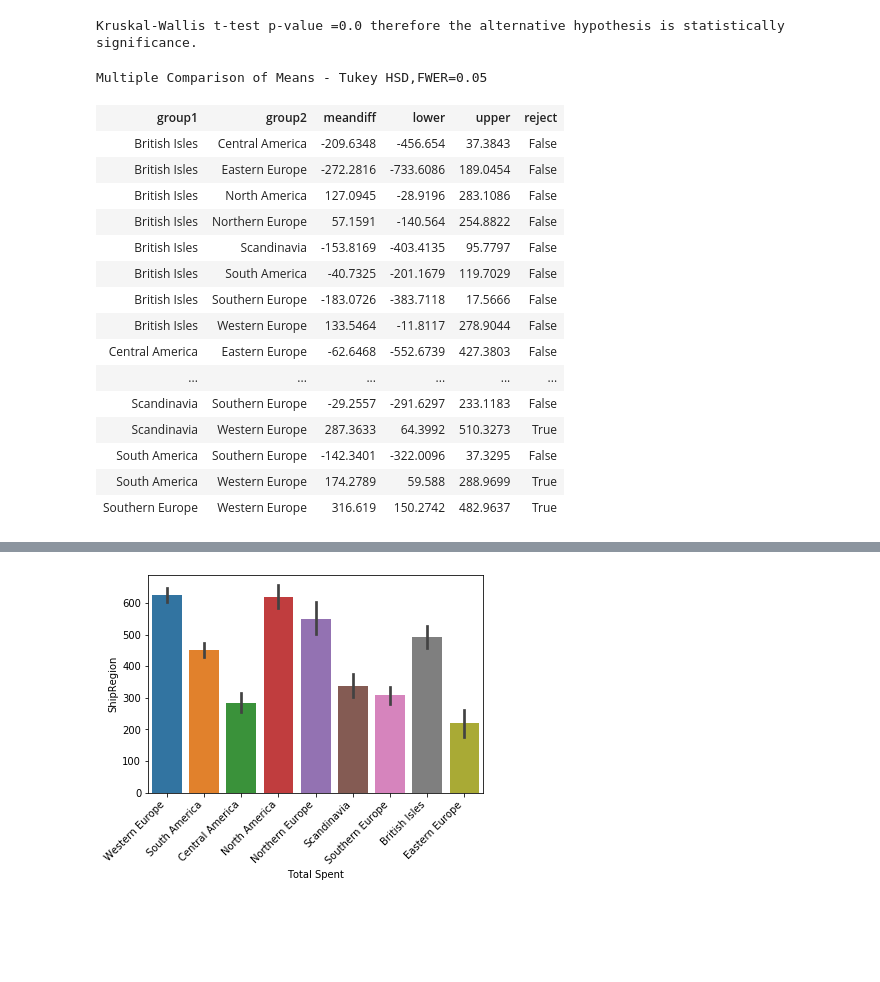
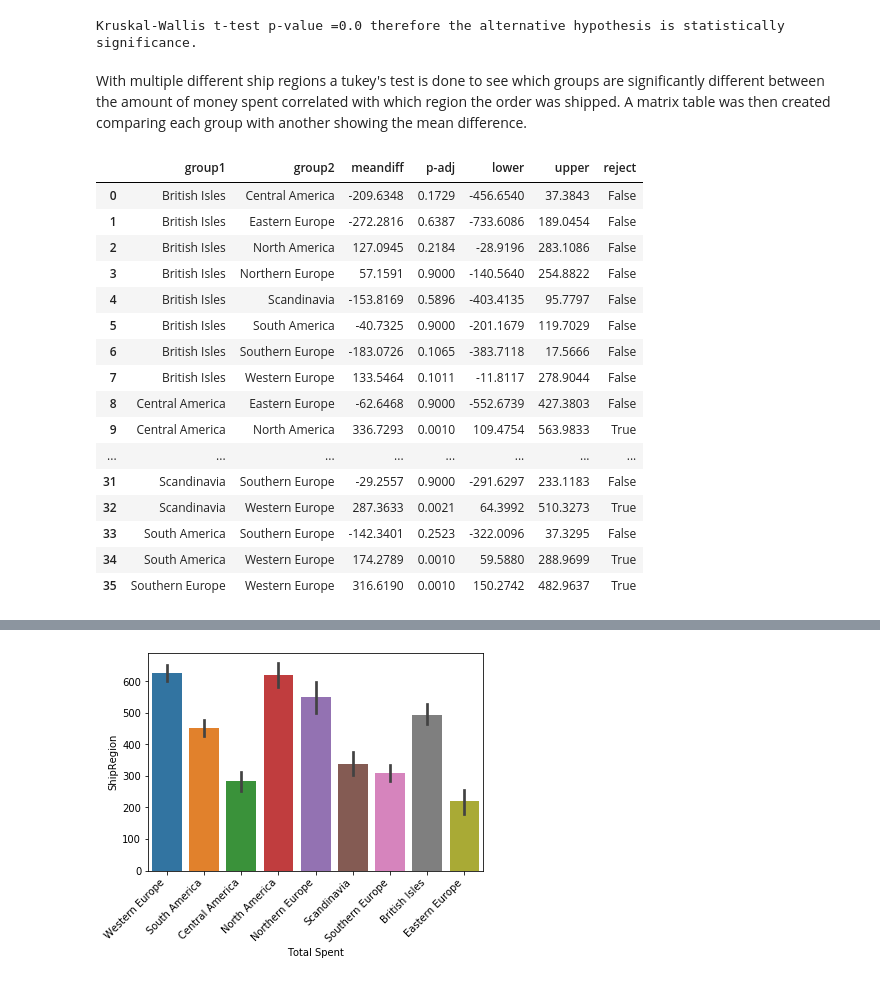
Before and after one commit to ohsusanna93/hypothesis_testing_workflow_python, a Jupyter notebook: student.ipynb, the cells around one changed output, grey strips where cells are left out. Drawn from its saved outputs; the diff is of its cells as text; code cells hidden in the pictures; blank space fills up the shorter version.

```diff
--- a/student.ipynb
+++ b/student.ipynb
@@ -822,3 +891,8 @@ As shown in the bar graph above it is statistically significant that the custome
 - $H_A$: THe supplier region does have an effect on the total amount spent.
 # %% [markdown]
 Explore the data and pull in the information needed to test the hypothesis. Another column was created to show the total spent. To find the total amount spent on an order we multiply the unit price by the number of items bought. After gathering the information a bar graph is made to have a general visual of the dataset pulled.
+# %%
+cur.execute('''SELECT *
+               FROM "Order";''')
+col_names = [x[0] for x in cur.description]
+col_names
@@ -824,0 +914,8 @@ Explore the data and pull in the information needed to test the hypothesis. Anot
+# %%
+df_order = pd.DataFrame(cur.fetchall(), columns = col_names)
+# %%
+cur.execute('''SELECT *
+               FROM OrderDetail;''')
+col_names = [x[0] for x in cur.description]
+df_details = pd.DataFrame(cur.fetchall(), columns = col_names)
+df_details.head()
@@ -824,0 +929,3 @@ Explore the data and pull in the information needed to test the hypothesis. Anot
+# %%
+df = pd.merge(df_details,df_order, how='outer',left_on='OrderId', right_on='Id')
+df.head()
@@ -950,6 +1050,8 @@ stat,p = stats.kruskal(*data)
 print(f'Kruskal-Wallis t-test p-value ={round(p,4)} therefore the alternative hypothesis is statistically significance.')
 # %% [output]
 Kruskal-Wallis t-test p-value =0.0 therefore the alternative hypothesis is statistically significance.
+# %% [markdown]
+With multiple different ship regions a tukey's test is done to see which groups are significantly different between the amount of money spent correlated with which region the order was shipped. A matrix table was then created comparing each group with another showing the mean difference.
 # %%
 df_tukeys = prep_data_for_tukeys(regions)
 df_tukeys.head()
@@ -957,22 +1059,24 @@ df_tukeys.columns = ['ShipRegion','Total Spent']
 # %%
 from statsmodels.stats.multicomp import pairwise_tukeyhsd
 model= pairwise_tukeyhsd(df_tukeys['ShipRegion'],df_tukeys['Total Spent'])
 model.summary()
+df = pd.DataFrame(data=model._results_table.data[1:], columns=model._results_table.data[0])
+df
 # %% [output]
-Multiple Comparison of Means - Tukey HSD,FWER=0.05
-| group1 | group2 | meandiff | lower | upper | reject |
-| British Isles | Central America | -209.6348 | -456.654 | 37.3843 | False |
-| British Isles | Eastern Europe | -272.2816 | -733.6086 | 189.0454 | False |
-| British Isles | North America | 127.0945 | -28.9196 | 283.1086 | False |
-| British Isles | Northern Europe | 57.1591 | -140.564 | 254.8822 | False |
-| British Isles | Scandinavia | -153.8169 | -403.4135 | 95.7797 | False |
-| British Isles | South America | -40.7325 | -201.1679 | 119.7029 | False |
-| British Isles | Southern Europe | -183.0726 | -383.7118 | 17.5666 | False |
-| British Isles | Western Europe | 133.5464 | -11.8117 | 278.9044 | False |
-| Central America | Eastern Europe | -62.6468 | -552.6739 | 427.3803 | False |
-| ... | ... | ... | ... | ... | ... |
-| Scandinavia | Southern Europe | -29.2557 | -291.6297 | 233.1183 | False |
-| Scandinavia | Western Europe | 287.3633 | 64.3992 | 510.3273 | True |
-| South America | Southern Europe | -142.3401 | -322.0096 | 37.3295 | False |
-| South America | Western Europe | 174.2789 | 59.588 | 288.9699 | True |
-| Southern Europe | Western Europe | 316.619 | 150.2742 | 482.9637 | True |
+|  | group1 | group2 | meandiff | p-adj | lower | upper | reject |
+| 0 | British Isles | Central America | -209.6348 | 0.1729 | -456.6540 | 37.3843 | False |
+| 1 | British Isles | Eastern Europe | -272.2816 | 0.6387 | -733.6086 | 189.0454 | False |
+| 2 | British Isles | North America | 127.0945 | 0.2184 | -28.9196 | 283.1086 | False |
+| 3 | British Isles | Northern Europe | 57.1591 | 0.9000 | -140.5640 | 254.8822 | False |
+| 4 | British Isles | Scandinavia | -153.8169 | 0.5896 | -403.4135 | 95.7797 | False |
+| 5 | British Isles | South America | -40.7325 | 0.9000 | -201.1679 | 119.7029 | False |
+| 6 | British Isles | Southern Europe | -183.0726 | 0.1065 | -383.7118 | 17.5666 | False |
+| 7 | British Isles | Western Europe | 133.5464 | 0.1011 | -11.8117 | 278.9044 | False |
+| 8 | Central America | Eastern Europe | -62.6468 | 0.9000 | -552.6739 | 427.3803 | False |
+| 9 | Central America | North America | 336.7293 | 0.0010 | 109.4754 | 563.9833 | True |
+| ... | ... | ... | ... | ... | ... | ... | ... |
+| 31 | Scandinavia | Southern Europe | -29.2557 | 0.9000 | -291.6297 | 233.1183 | False |
+| 32 | Scandinavia | Western Europe | 287.3633 | 0.0021 | 64.3992 | 510.3273 | True |
+| 33 | South America | Southern Europe | -142.3401 | 0.2523 | -322.0096 | 37.3295 | False |
+| 34 | South America | Western Europe | 174.2789 | 0.0010 | 59.5880 | 288.9699 | True |
+| 35 | Southern Europe | Western Europe | 316.6190 | 0.0010 | 150.2742 | 482.9637 | True |
```
Also changed, not shown: parts of 42 cells of this notebook.
